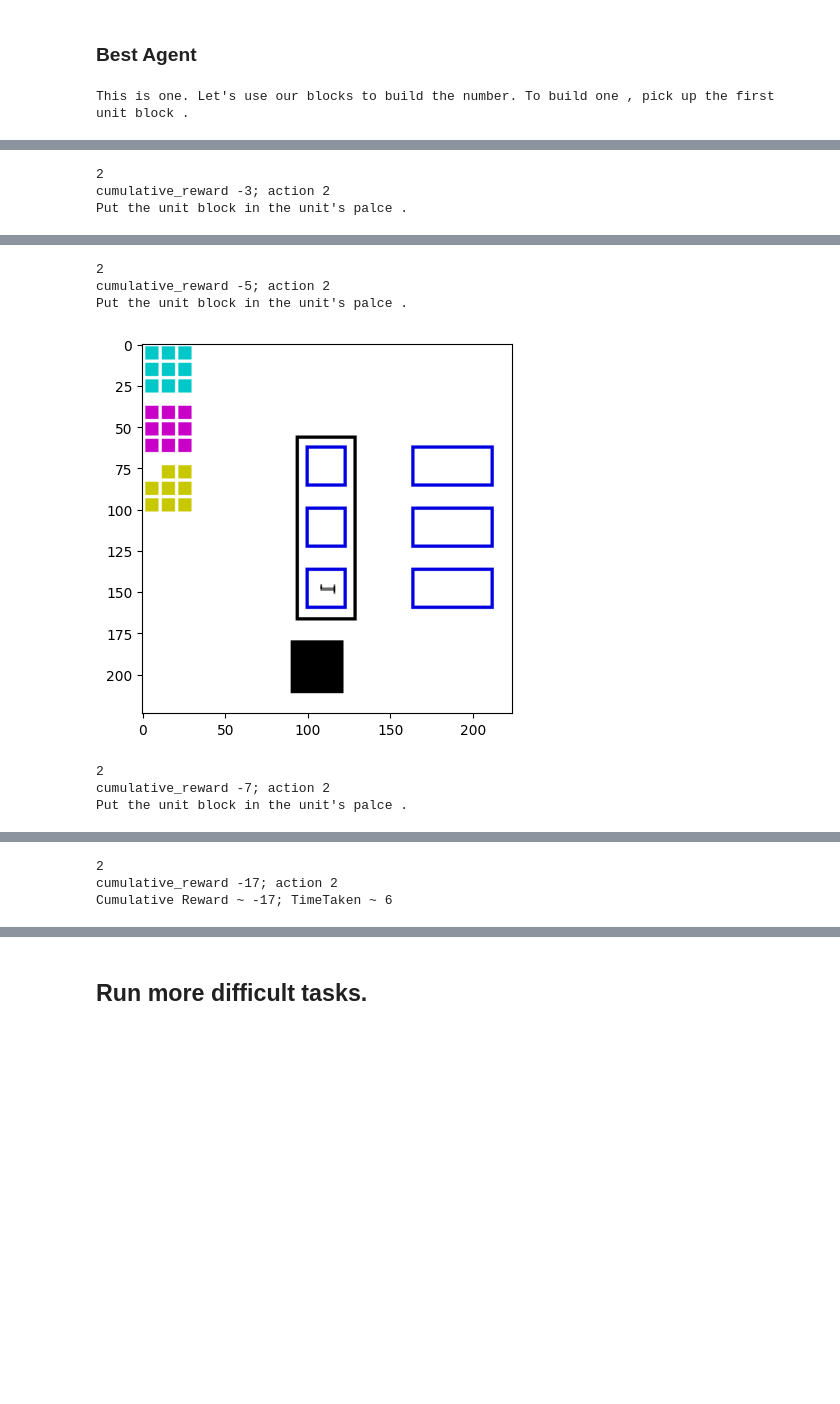
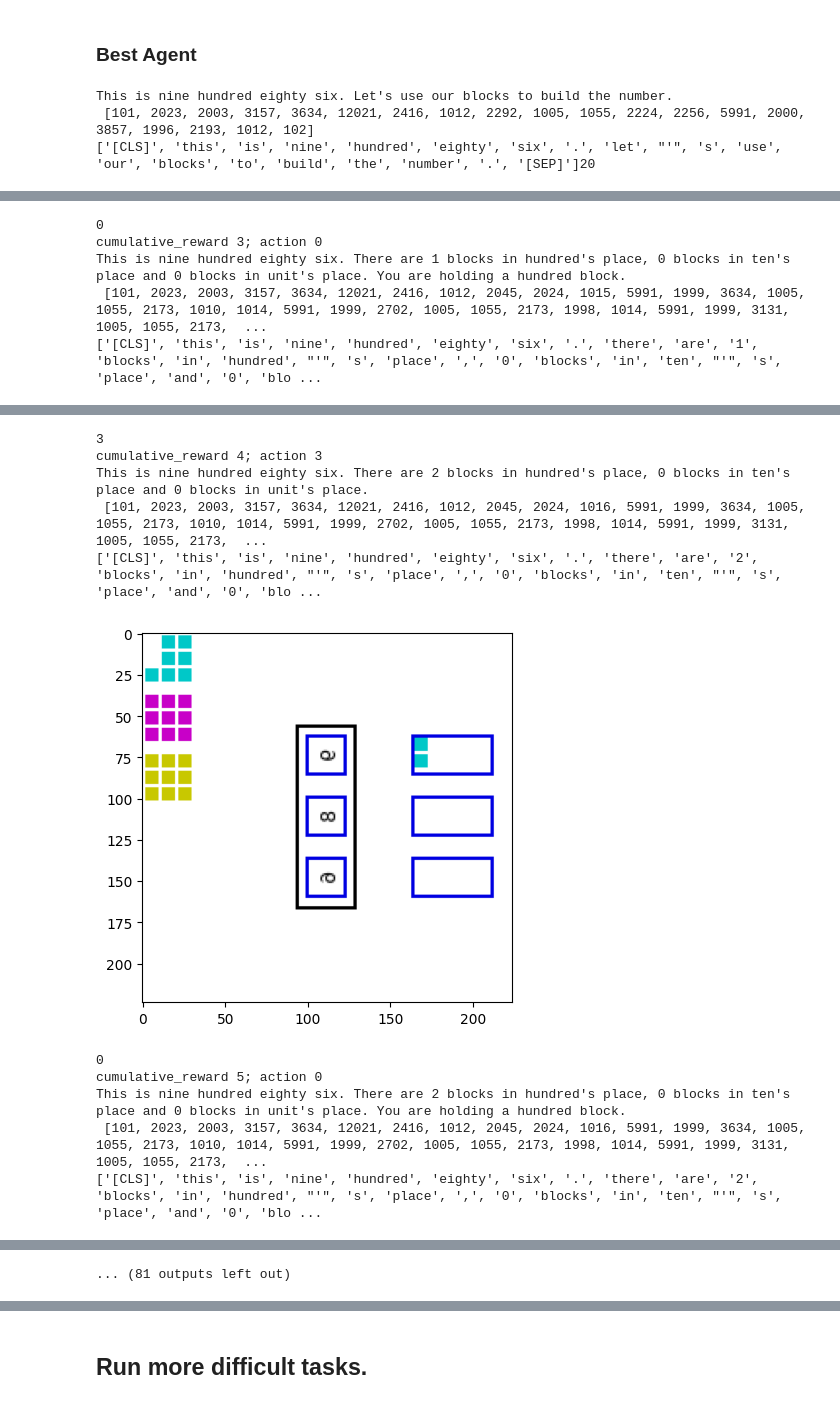
Before and after one commit to tirthankarCU/NumberLearningInChildren_ML, a Jupyter notebook: ppo_run.ipynb, the cells around one changed output, grey strips where cells are left out. Saved outputs shown, nothing was run; the diff lists cells and outputs as text; code cells hidden in the pictures; blank space fills up the shorter version.

Commit message:
Verifying state type instructions using BertTokenizer. It also has some fixes for state type instructions.

```diff
--- a/ppo_run.ipynb
+++ b/ppo_run.ipynb
@@ -206,6 +177,9 @@ def run_best_env(number,name):
 # %% [markdown]
 ### Best Agent
 # %%
+from transformers import BertTokenizer
+tokenizer = BertTokenizer.from_pretrained('bert-base-uncased')
+
 def best_env(number=1):
     f,s,t = number//100,(number%100)//10,number%10
     exp_action = [0,3]*f + [1,4]*s + [2,5]*t
@@ -221,13 +195,16 @@ def best_env(number=1):
         return action
     dbg=True
     episodes=1
-    env = gym.make('gym_examples/RlNlpWorld-v0',render_mode="rgb_array")
+    env = gym.make('gym_examples/RlNlpWorld-v0',render_mode="rgb_array", instr_type="state")
     for _ in range(episodes):
         cumulative_reward,steps=0,0
         observation = env.reset(set_no=number)
         cnt,mx_iter=0,1002
         while steps<mx_iter:
-            print(observation['text'])
+            token = tokenizer(observation['text'])['input_ids']
+            print(f"{observation['text']}\n {token}\n" +\
+                  f"{tokenizer.convert_ids_to_tokens(token)}" +\
+                  f"{len(tokenizer.convert_ids_to_tokens(token))}")
             if dbg==True:
                 plt.imshow(observation['visual'])
                 plt.show()
@@ -243,6 +220,8 @@ def best_env(number=1):
         print(f'Cumulative Reward ~ {cumulative_reward}; TimeTaken ~ {steps}')
     env.close()
 # %%
-best_env()
+best_env(number = 986)
 # %% [output]
-This is one. Let's use our blocks to build the number. To build one , pick up the first unit block .
+This is nine hundred eighty six. Let's use our blocks to build the number.
+ [101, 2023, 2003, 3157, 3634, 12021, 2416, 1012, 2292, 1005, 1055, 2224, 2256, 5991, 2000, 3857, 1996, 2193, 1012, 102]
+['[CLS]', 'this', 'is', 'nine', 'hundred', 'eighty', 'six', '.', 'let', "'", 's', 'use', 'our', 'blocks', 'to', 'build', 'the', 'number', '.', '[SEP]']20
@@ -258,3 +241,5 @@ Put the unit block in the unit's palce .
-2
-cumulative_reward -3; action 2
-Put the unit block in the unit's palce .
+0
+cumulative_reward 3; action 0
+This is nine hundred eighty six. There are 1 blocks in hundred's place, 0 blocks in ten's place and 0 blocks in unit's place. You are holding a hundred block.
+ [101, 2023, 2003, 3157, 3634, 12021, 2416, 1012, 2045, 2024, 1015, 5991, 1999, 3634, 1005, 1055, 2173, 1010, 1014, 5991, 1999, 2702, 1005, 1055, 2173, 1998, 1014, 5991, 1999, 3131, 1005, 1055, 2173,  ...
+['[CLS]', 'this', 'is', 'nine', 'hundred', 'eighty', 'six', '.', 'there', 'are', '1', 'blocks', 'in', 'hundred', "'", 's', 'place', ',', '0', 'blocks', 'in', 'ten', "'", 's', 'place', 'and', '0', 'blo ...
@@ -262,7 +247,11 @@ Put the unit block in the unit's palce .
-2
-cumulative_reward -5; action 2
-Put the unit block in the unit's palce .
+3
+cumulative_reward 4; action 3
+This is nine hundred eighty six. There are 2 blocks in hundred's place, 0 blocks in ten's place and 0 blocks in unit's place.
+ [101, 2023, 2003, 3157, 3634, 12021, 2416, 1012, 2045, 2024, 1016, 5991, 1999, 3634, 1005, 1055, 2173, 1010, 1014, 5991, 1999, 2702, 1005, 1055, 2173, 1998, 1014, 5991, 1999, 3131, 1005, 1055, 2173,  ...
+['[CLS]', 'this', 'is', 'nine', 'hundred', 'eighty', 'six', '.', 'there', 'are', '2', 'blocks', 'in', 'hundred', "'", 's', 'place', ',', '0', 'blocks', 'in', 'ten', "'", 's', 'place', 'and', '0', 'blo ...
-[figure, old version]
+[figure, new version]
-2
-cumulative_reward -7; action 2
-Put the unit block in the unit's palce .
+0
+cumulative_reward 5; action 0
+This is nine hundred eighty six. There are 2 blocks in hundred's place, 0 blocks in ten's place and 0 blocks in unit's place. You are holding a hundred block.
+ [101, 2023, 2003, 3157, 3634, 12021, 2416, 1012, 2045, 2024, 1016, 5991, 1999, 3634, 1005, 1055, 2173, 1010, 1014, 5991, 1999, 2702, 1005, 1055, 2173, 1998, 1014, 5991, 1999, 3131, 1005, 1055, 2173,  ...
+['[CLS]', 'this', 'is', 'nine', 'hundred', 'eighty', 'six', '.', 'there', 'are', '2', 'blocks', 'in', 'hundred', "'", 's', 'place', ',', '0', 'blocks', 'in', 'ten', "'", 's', 'place', 'and', '0', 'blo ...
@@ -270,5 +259,3 @@ Put the unit block in the unit's palce .
-2
-cumulative_reward -17; action 2
-Cumulative Reward ~ -17; TimeTaken ~ 6
+... (81 outputs left out)
 # %%
 !python3 -W ignore ppo.py --model 0 --ease -1 --log 20
```
Also changed, not shown: parts of 15 cells of this notebook, 2 other files.
